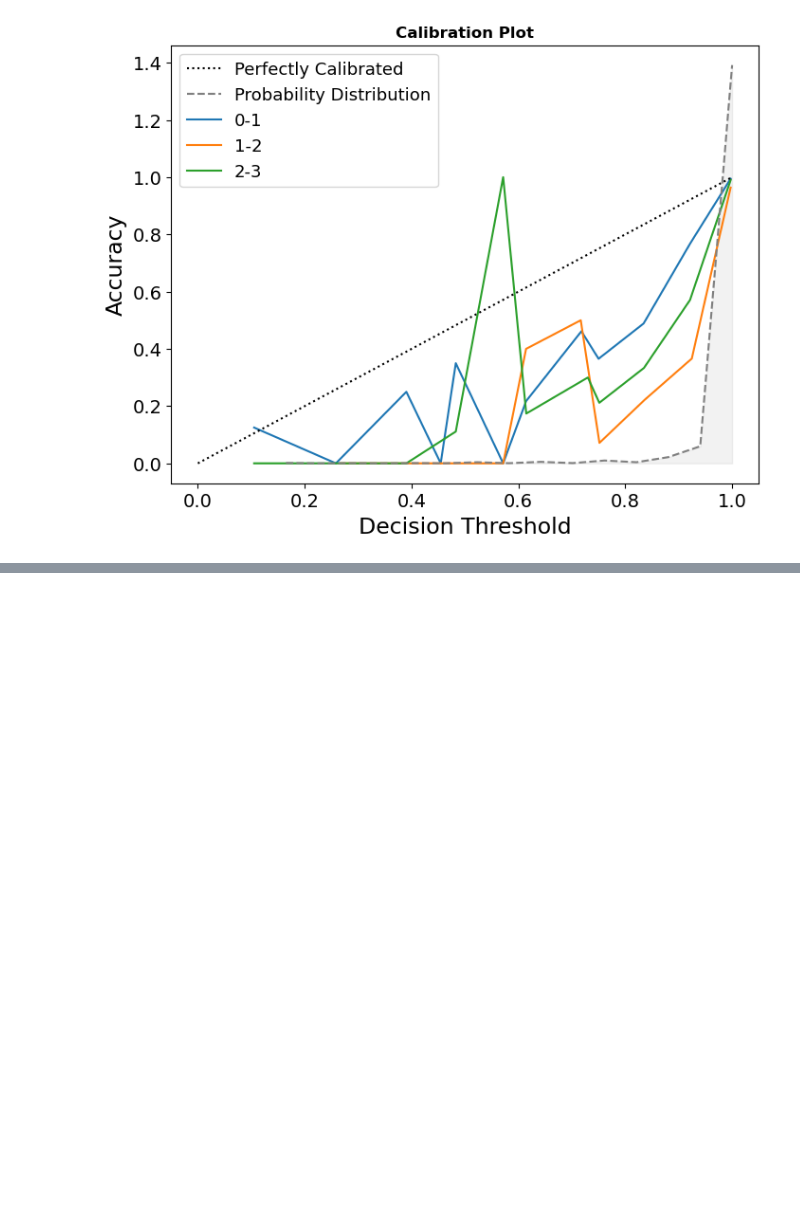
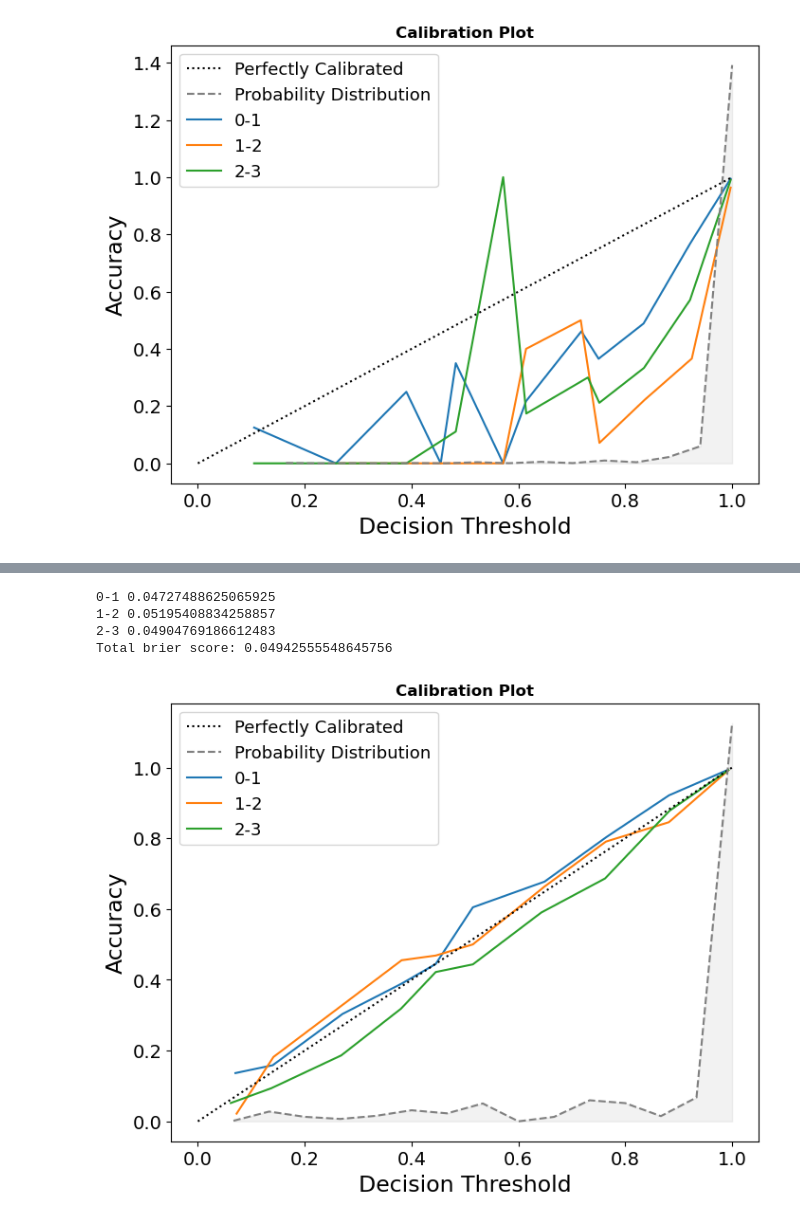
Before and after one commit to richdanis/DrTrack, a Jupyter notebook: src/evaluate/isotonic_calibration.ipynb, the cells around one changed output, grey strips where cells are left out. Cells and saved outputs as stored; diff of their text form; code cells hidden in the pictures; blank space fills up the shorter version.

```diff
--- a/src/evaluate/isotonic_calibration.ipynb
+++ b/src/evaluate/isotonic_calibration.ipynb
@@ -4,6 +4,7 @@ import sklearn
 from sklearn.isotonic import IsotonicRegression
 import pandas as pd
 from sklearn.metrics import brier_score_loss
+from sklearn.metrics import precision_recall_curve, roc_curve
 from pathlib import Path
 from sklearn.calibration import calibration_curve
 import numpy as np
@@ -24,6 +25,7 @@ def get_calibration_model(path):
         y_prob = results_df[f"p{id}_{id+1}"].to_numpy()
         all_predicted = all_predicted + y_prob.tolist()
         all_true = all_true + y_true.tolist()
+        precision_recall_curve(y_true, y_prob)
 
     model = IsotonicRegression(y_min=0, y_max=1, out_of_bounds="clip", increasing="auto")
     model.fit(all_predicted, all_true)
@@ -206,0 +268,10 @@ Total brier score: 0.041346810790764764
+# %%
+#ranks
+calibration_model = get_calibration_model("medium_mvt_20000")
+plot_calibration("medium_mvt_20000", calibration_model=calibration_model)
+# %% [output]
+0-1 0.04727488625065925
+1-2 0.05195408834258857
+2-3 0.04904769186612483
+Total brier score: 0.04942555548645756
+[figure, added]
```
Also changed, not shown: parts of 18 cells of this notebook, 3 other files.
